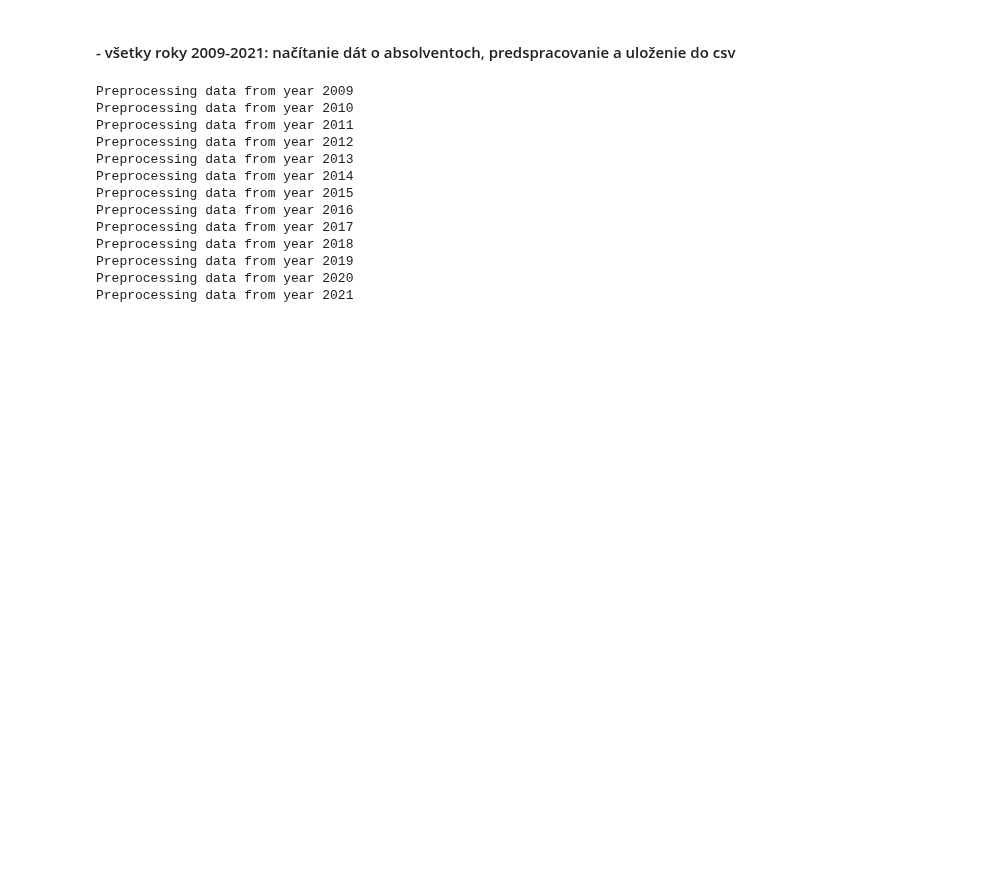
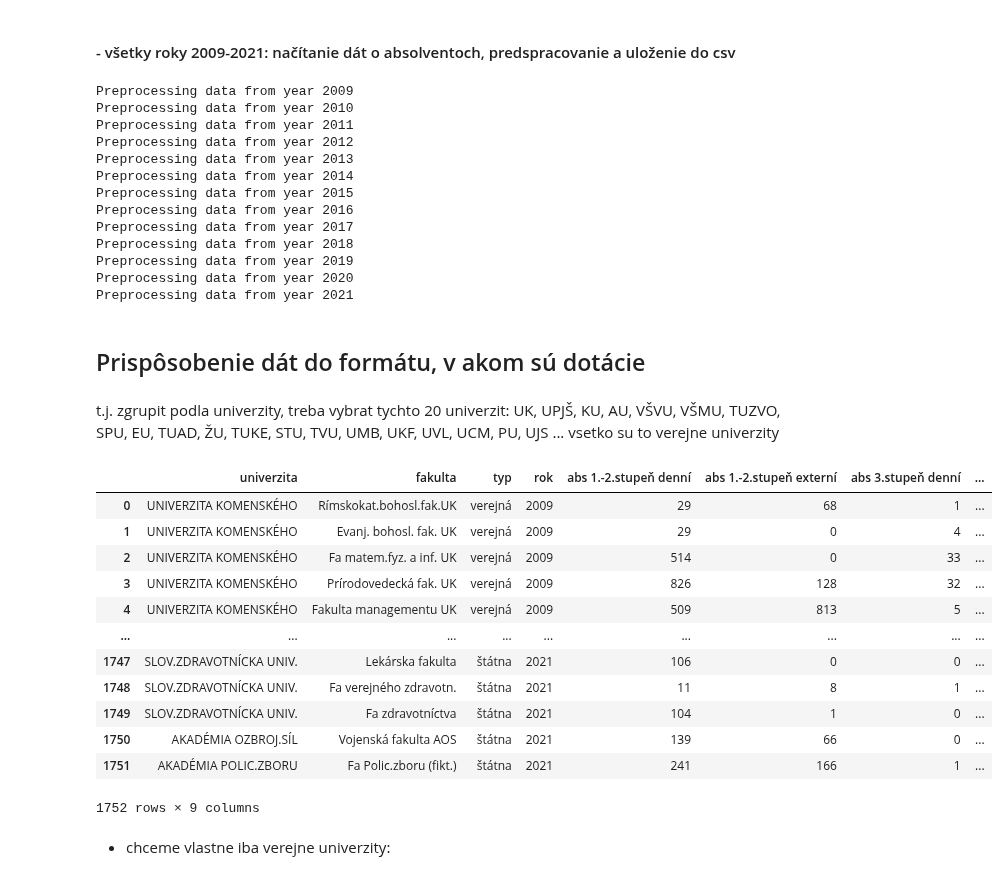
Before and after one commit to hudo16-38/pridav-project, a Jupyter notebook: preprocessing/data_preprocessing_cvtisr.ipynb, the cells around one changed output. Cells and saved outputs as stored; diff of their text form; code cells hidden in the pictures; blank space fills up the shorter version.

```diff
--- a/preprocessing/data_preprocessing_cvtisr.ipynb
+++ b/preprocessing/data_preprocessing_cvtisr.ipynb
@@ -314,3 +314,8 @@ Preprocessing data from year 2018
 Preprocessing data from year 2019
 Preprocessing data from year 2020
 Preprocessing data from year 2021
+# %% [markdown]
+## Prispôsobenie dát do formátu, v akom sú dotácie
+# %% [markdown]
+t.j. zgrupit podla univerzity, treba vybrat tychto 20 univerzit: UK, UPJŠ, KU, AU, VŠVU, VŠMU, TUZVO, SPU, EU, TUAD, ŽU, TUKE, STU, TVU, UMB, UKF, UVL, UCM, PU, UJS
+... vsetko su to verejne univerzity
@@ -316,0 +326,18 @@ Preprocessing data from year 2021
+# %%
+display(df_graduates)
+# %% [output]
+|  | univerzita | fakulta | typ | rok | abs 1.-2.stupeň denní | abs 1.-2.stupeň externí | abs 3.stupeň denní | ... |
+| 0 | UNIVERZITA KOMENSKÉHO | Rímskokat.bohosl.fak.UK | verejná | 2009 | 29 | 68 | 1 | ... |
+| 1 | UNIVERZITA KOMENSKÉHO | Evanj. bohosl. fak. UK | verejná | 2009 | 29 | 0 | 4 | ... |
+| 2 | UNIVERZITA KOMENSKÉHO | Fa matem.fyz. a inf. UK | verejná | 2009 | 514 | 0 | 33 | ... |
+| 3 | UNIVERZITA KOMENSKÉHO | Prírodovedecká fak. UK | verejná | 2009 | 826 | 128 | 32 | ... |
+| 4 | UNIVERZITA KOMENSKÉHO | Fakulta managementu UK | verejná | 2009 | 509 | 813 | 5 | ... |
+| ... | ... | ... | ... | ... | ... | ... | ... | ... |
+| 1747 | SLOV.ZDRAVOTNÍCKA UNIV. | Lekárska fakulta | štátna | 2021 | 106 | 0 | 0 | ... |
+| 1748 | SLOV.ZDRAVOTNÍCKA UNIV. | Fa verejného zdravotn. | štátna | 2021 | 11 | 8 | 1 | ... |
+| 1749 | SLOV.ZDRAVOTNÍCKA UNIV. | Fa zdravotníctva | štátna | 2021 | 104 | 1 | 0 | ... |
+| 1750 | AKADÉMIA OZBROJ.SÍL | Vojenská fakulta AOS | štátna | 2021 | 139 | 66 | 0 | ... |
+| 1751 | AKADÉMIA POLIC.ZBORU | Fa Polic.zboru (fikt.) | štátna | 2021 | 241 | 166 | 1 | ... |
+1752 rows × 9 columns
+# %% [markdown]
+- chceme vlastne iba verejne univerzity:
```
Also changed, not shown: parts of 14 cells of this notebook, 8 other files.
